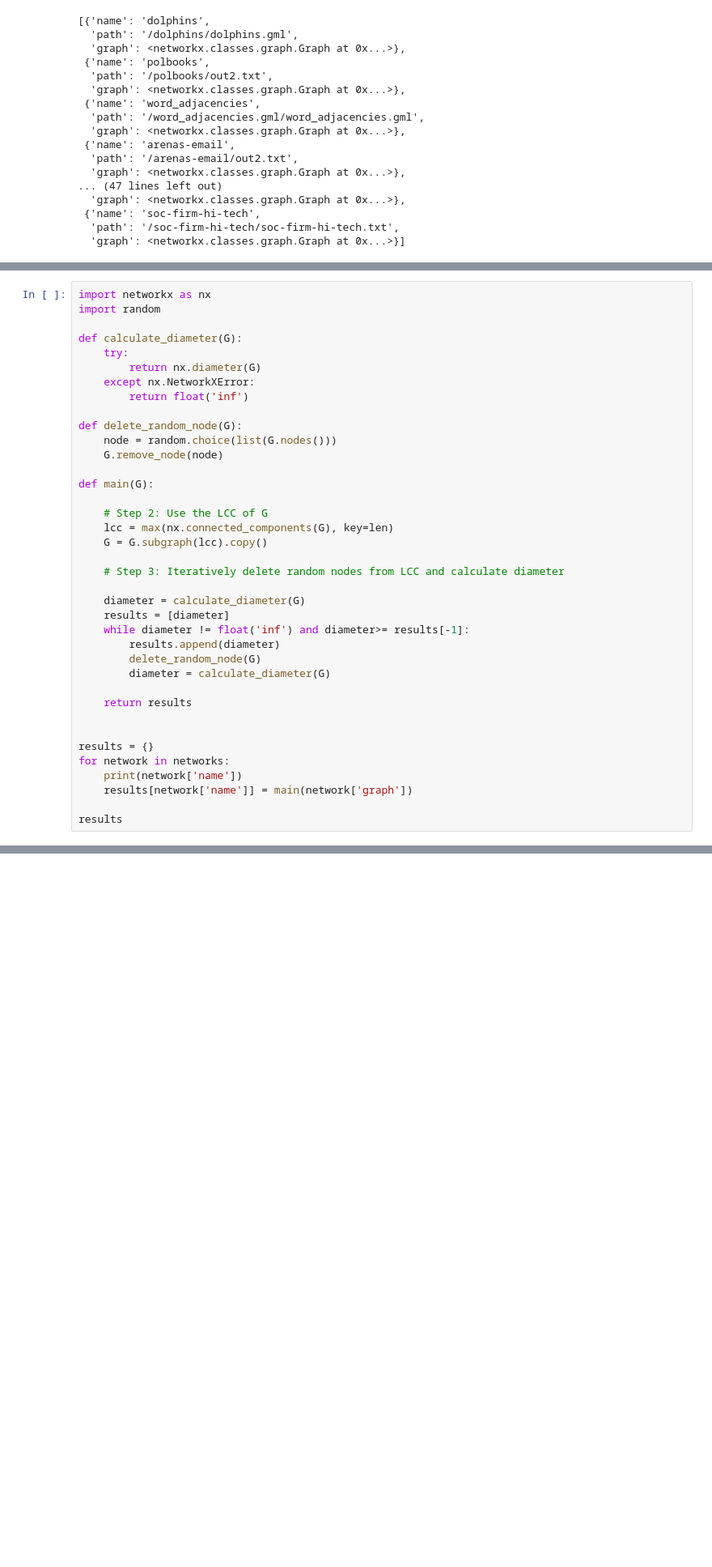
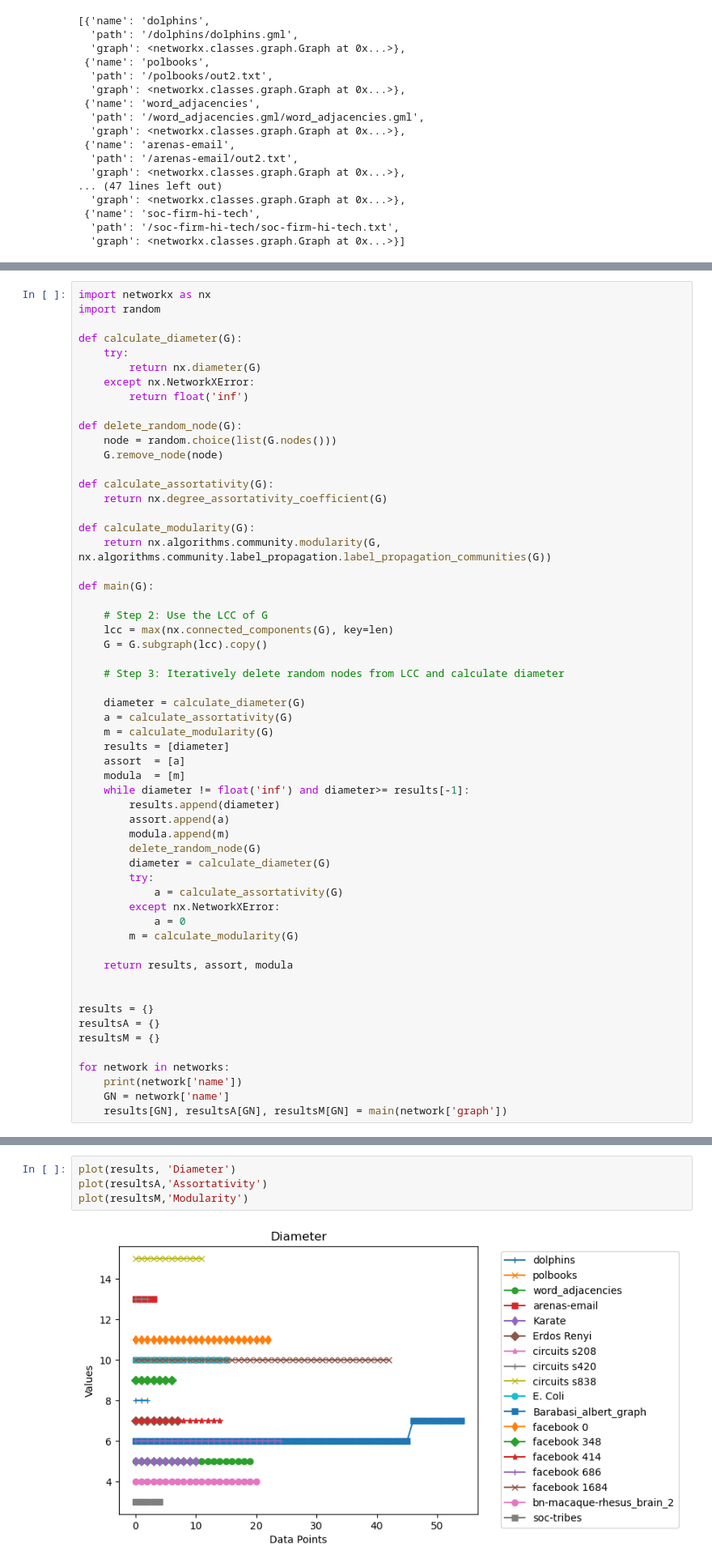
Before and after one commit to almusawiaf/Attack-and-Survive-in-Complex-Network, a Jupyter notebook: diameter.ipynb, the cells around one changed output, grey strips where cells are left out. Shown: that part at 81% size. Drawn from its saved outputs; the diff is of its cells as text; blank space fills up the shorter version.

```diff
--- a/diameter.ipynb
+++ b/diameter.ipynb
@@ -158,6 +181,12 @@ def delete_random_node(G):
     node = random.choice(list(G.nodes()))
     G.remove_node(node)
 
+def calculate_assortativity(G):
+    return nx.degree_assortativity_coefficient(G)
+
+def calculate_modularity(G):
+    return nx.algorithms.community.modularity(G, nx.algorithms.community.label_propagation.label_propagation_communities(G))
+
 def main(G):
 
     # Step 2: Use the LCC of G
@@ -167,21 +196,34 @@ def main(G):
     # Step 3: Iteratively delete random nodes from LCC and calculate diameter
 
     diameter = calculate_diameter(G)
+    a = calculate_assortativity(G)
+    m = calculate_modularity(G)
     results = [diameter]
+    assort  = [a]
+    modula  = [m]
     while diameter != float('inf') and diameter>= results[-1]:
         results.append(diameter)
+        assort.append(a)
+        modula.append(m)
         delete_random_node(G)
         diameter = calculate_diameter(G)
+        try:
+            a = calculate_assortativity(G)
+        except nx.NetworkXError:
+            a = 0
+        m = calculate_modularity(G)
 
-    return results
+    return results, assort, modula
 
 
 results = {}
+resultsA = {}
+resultsM = {}
+
 for network in networks:
     print(network['name'])
-    results[network['name']] = main(network['graph'])
-
-results
+    GN = network['name']
+    results[GN], resultsA[GN], resultsM[GN] = main(network['graph'])
 # %% [output]
 dolphins
 polbooks
@@ -267,0 +248,6 @@ plot(results,'')
+# %%
+plot(results, 'Diameter')
+plot(resultsA,'Assortativity')
+plot(resultsM,'Modularity')
+# %% [output]
+[figure, added]
```
Also changed, not shown: parts of 5 cells of this notebook.
